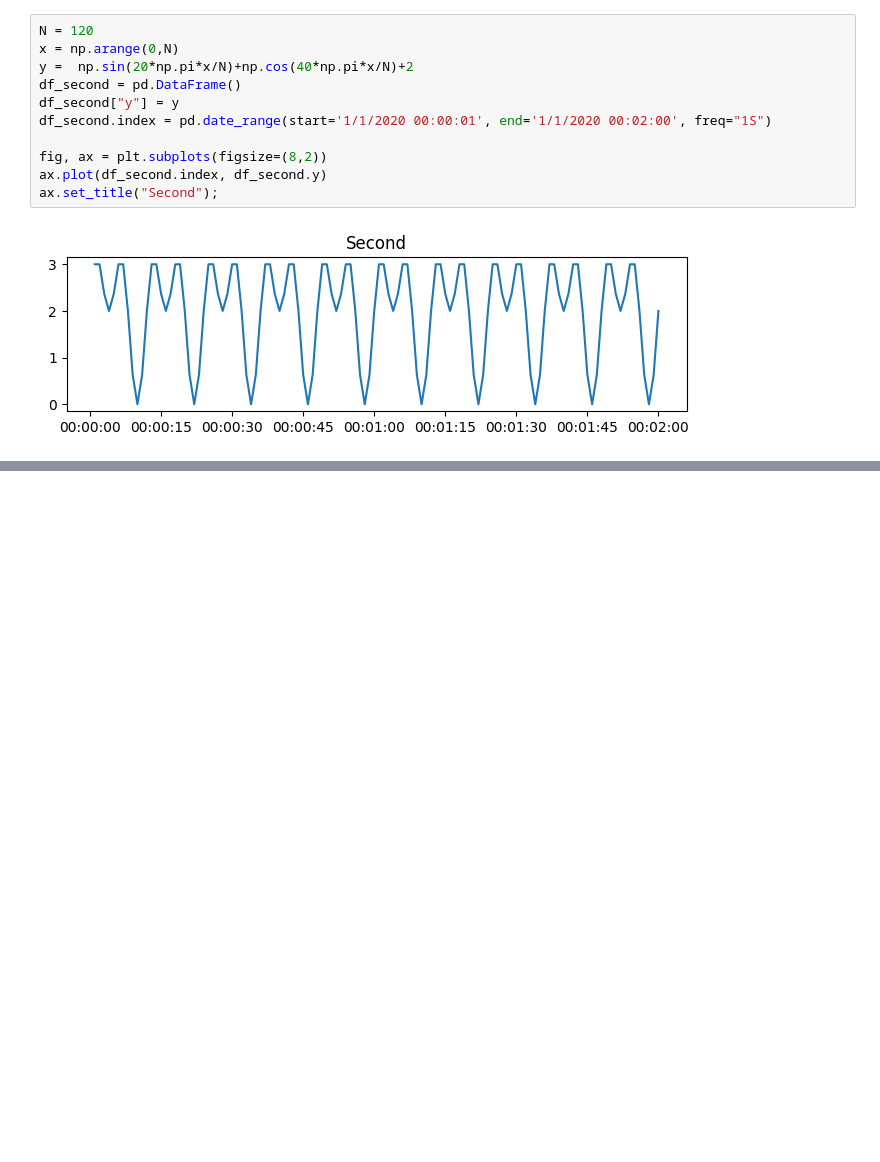
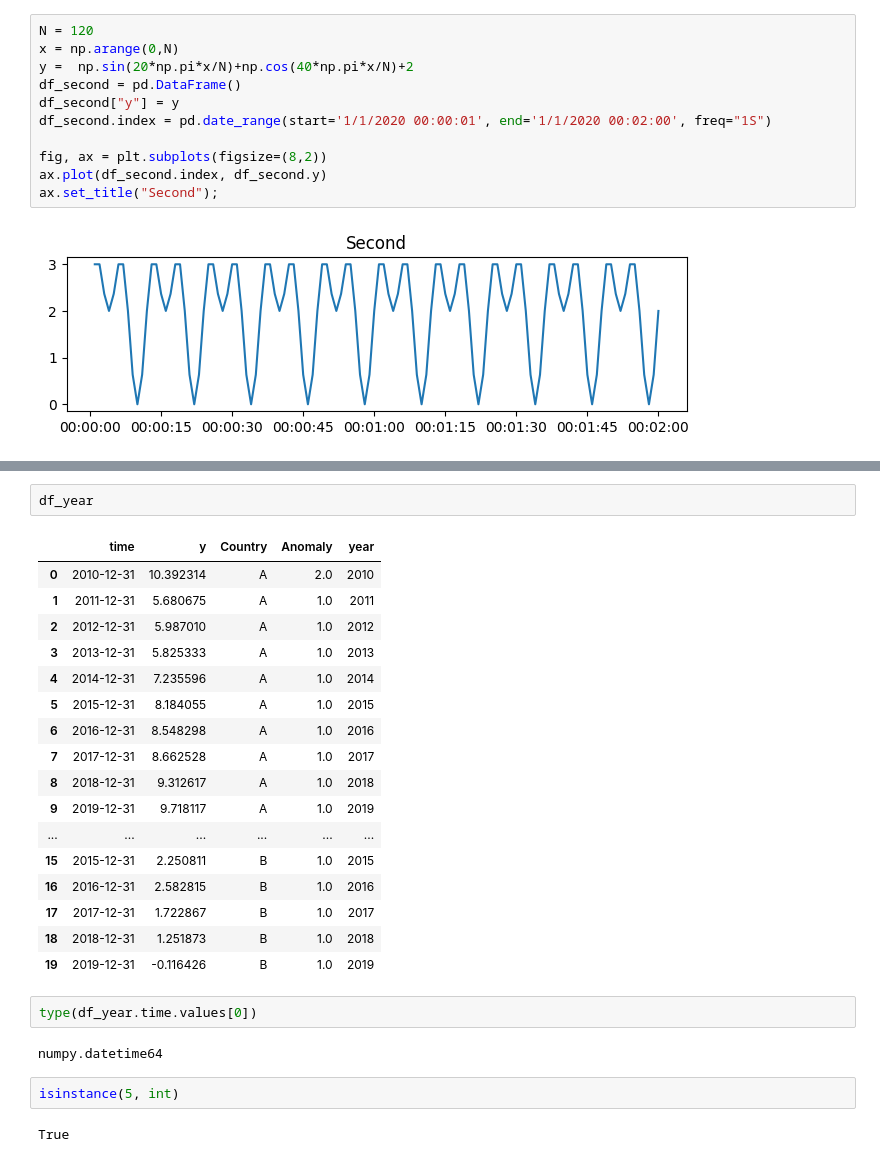
Before and after one commit to Hasan-Basri-Akcay/akrule, a Jupyter notebook: notebooks/test.ipynb, the cells around one changed output, grey strips where cells are left out. Cells and saved outputs as stored; diff of their text form; blank space fills up the shorter version.

```diff
--- a/notebooks/testt.ipynb
+++ b/notebooks/test.ipynb
@@ -84,0 +165,28 @@ ax.set_title("Second");
+# %%
+df_year
+# %% [output]
+|  | time | y | Country | Anomaly | year |
+| 0 | 2010-12-31 | 10.392314 | A | 2.0 | 2010 |
+| 1 | 2011-12-31 | 5.680675 | A | 1.0 | 2011 |
+| 2 | 2012-12-31 | 5.987010 | A | 1.0 | 2012 |
+| 3 | 2013-12-31 | 5.825333 | A | 1.0 | 2013 |
+| 4 | 2014-12-31 | 7.235596 | A | 1.0 | 2014 |
+| 5 | 2015-12-31 | 8.184055 | A | 1.0 | 2015 |
+| 6 | 2016-12-31 | 8.548298 | A | 1.0 | 2016 |
+| 7 | 2017-12-31 | 8.662528 | A | 1.0 | 2017 |
+| 8 | 2018-12-31 | 9.312617 | A | 1.0 | 2018 |
+| 9 | 2019-12-31 | 9.718117 | A | 1.0 | 2019 |
+| ... | ... | ... | ... | ... | ... |
+| 15 | 2015-12-31 | 2.250811 | B | 1.0 | 2015 |
+| 16 | 2016-12-31 | 2.582815 | B | 1.0 | 2016 |
+| 17 | 2017-12-31 | 1.722867 | B | 1.0 | 2017 |
+| 18 | 2018-12-31 | 1.251873 | B | 1.0 | 2018 |
+| 19 | 2019-12-31 | -0.116426 | B | 1.0 | 2019 |
+# %%
+type(df_year.time.values[0])
+# %% [output]
+numpy.datetime64
+# %%
+isinstance(5, int)
+# %% [output]
+True
```
Also changed, not shown: parts of 5 cells of this notebook, 3 other files.
